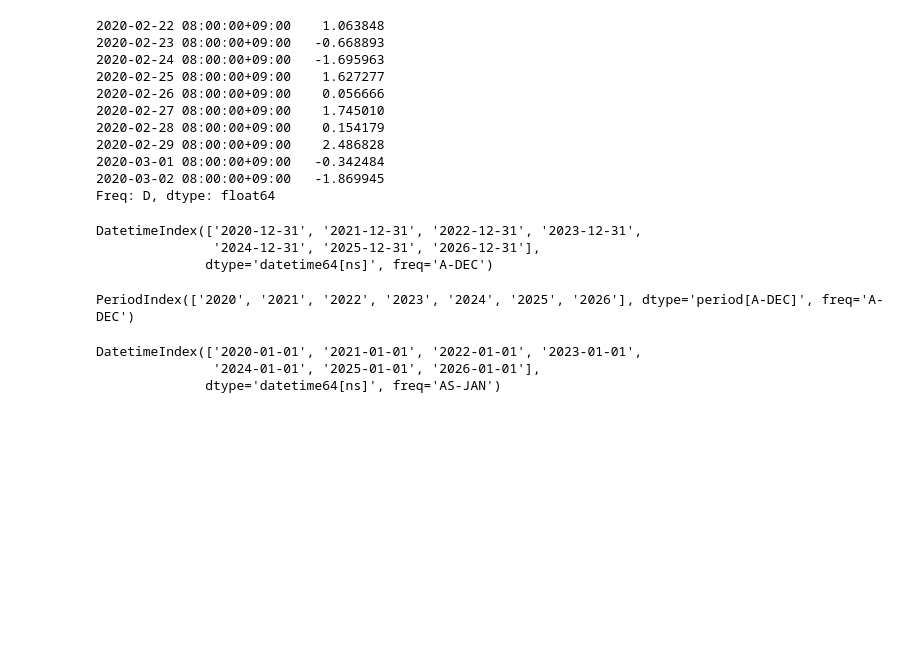
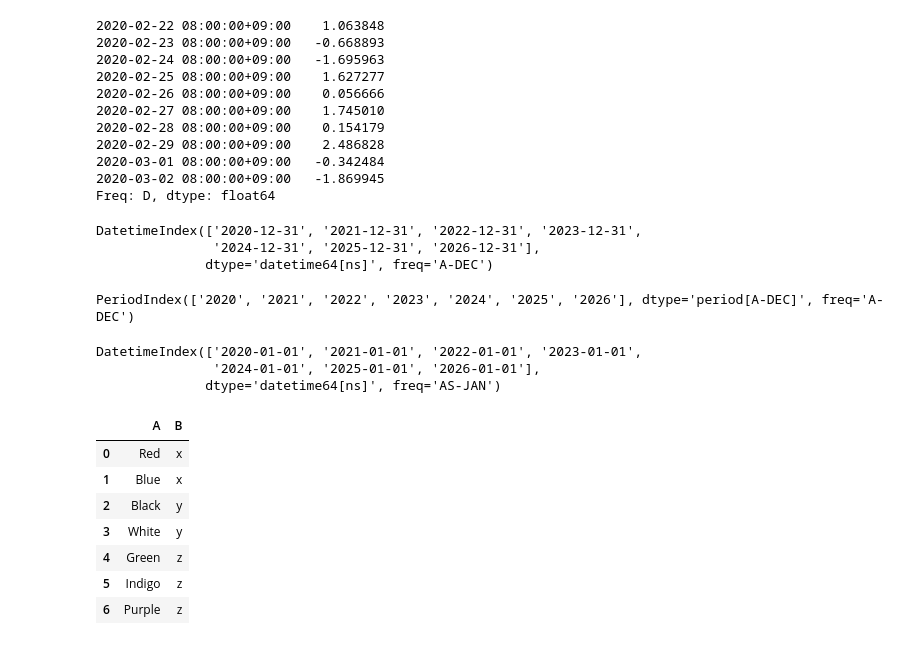
Before and after one commit to galaxy1014/ML_module_summary, a Jupyter notebook: Pandas/Chapter0_Summary/Chapter0.ipynb, the cells around one changed output. Saved outputs shown, nothing was run; the diff lists cells and outputs as text; code cells hidden in the pictures; blank space fills up the shorter version.

```diff
--- a/Pandas/Chapter0_Summary/Chapter0.ipynb
+++ b/Pandas/Chapter0_Summary/Chapter0.ipynb
@@ -1026,3 +1026,17 @@ ps.to_timestamp()
 DatetimeIndex(['2020-01-01', '2021-01-01', '2022-01-01', '2023-01-01',
                '2024-01-01', '2025-01-01', '2026-01-01'],
               dtype='datetime64[ns]', freq='AS-JAN')
+# %%
+df = pd.DataFrame({'A' : ['Red', 'Blue', 'Black', 'White', 'Green', 'Indigo', 'Purple'],
+                  'B' : ['x','x','y','y','z','z','z']})
+# %%
+df
+# %% [output]
+|  | A | B |
+| 0 | Red | x |
+| 1 | Blue | x |
+| 2 | Black | y |
+| 3 | White | y |
+| 4 | Green | z |
+| 5 | Indigo | z |
+| 6 | Purple | z |
```
Also changed, not shown: parts of 7 cells of this notebook.
